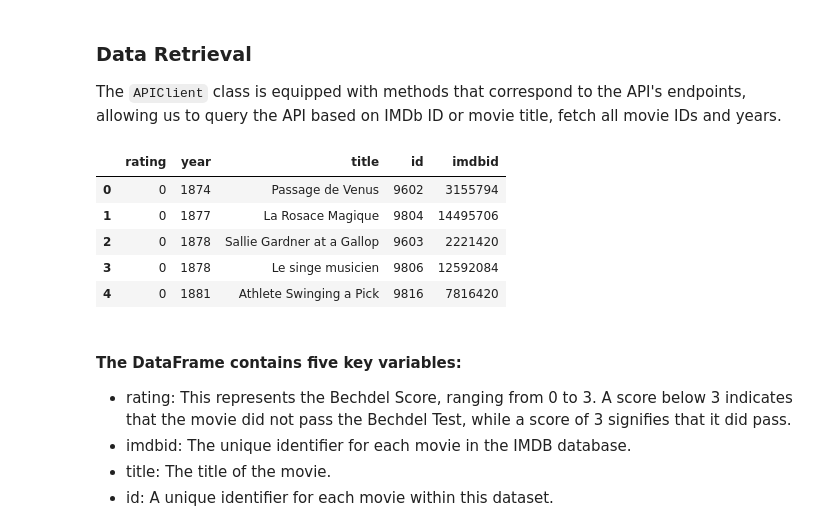
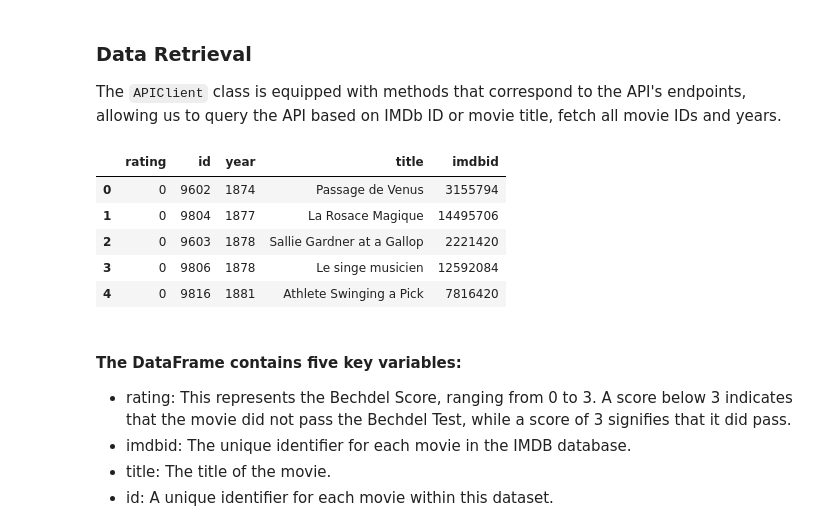
Before and after one commit to qdou14/movie_analysis, a Jupyter notebook: my_notebook.ipynb, the cells around one changed output. Cells and saved outputs as stored; diff of their text form; code cells hidden in the pictures.

```diff
--- a/my_notebook.ipynb
+++ b/my_notebook.ipynb
@@ -73,23 +73,23 @@ This section uses the Bechdel Test API to retrieve movie data based on their rep
 ### Data Retrieval
 The `APIClient` class is equipped with methods that correspond to the API's endpoints, allowing us to query the API based on IMDb ID or movie title, fetch all movie IDs and years.
 # %%
-from src.my_package.part_2_API import APIClient
+from src.movie_analysis.part_2_api import APIClient
 
 # Instantiate the API client
-api_client = APIClient()
+api_client = APIClient(base_url="http://bechdeltest.com/api/v1")
 
 # Get all movies using the API client
 df_all_movies = api_client.get_all_movies()
 
 # Display the first few rows of the DataFrame
 df_all_movies.head()
 # %% [output]
-|  | rating | year | title | id | imdbid |
-| 0 | 0 | 1874 | Passage de Venus | 9602 | 3155794 |
-| 1 | 0 | 1877 | La Rosace Magique | 9804 | 14495706 |
-| 2 | 0 | 1878 | Sallie Gardner at a Gallop | 9603 | 2221420 |
-| 3 | 0 | 1878 | Le singe musicien | 9806 | 12592084 |
-| 4 | 0 | 1881 | Athlete Swinging a Pick | 9816 | 7816420 |
+|  | rating | id | year | title | imdbid |
+| 0 | 0 | 9602 | 1874 | Passage de Venus | 3155794 |
+| 1 | 0 | 9804 | 1877 | La Rosace Magique | 14495706 |
+| 2 | 0 | 9603 | 1878 | Sallie Gardner at a Gallop | 2221420 |
+| 3 | 0 | 9806 | 1878 | Le singe musicien | 12592084 |
+| 4 | 0 | 9816 | 1881 | Athlete Swinging a Pick | 7816420 |
 # %% [markdown]
 #### The DataFrame contains five key variables:
 
```
Also changed, not shown: parts of 8 cells of this notebook, 11 other files.
